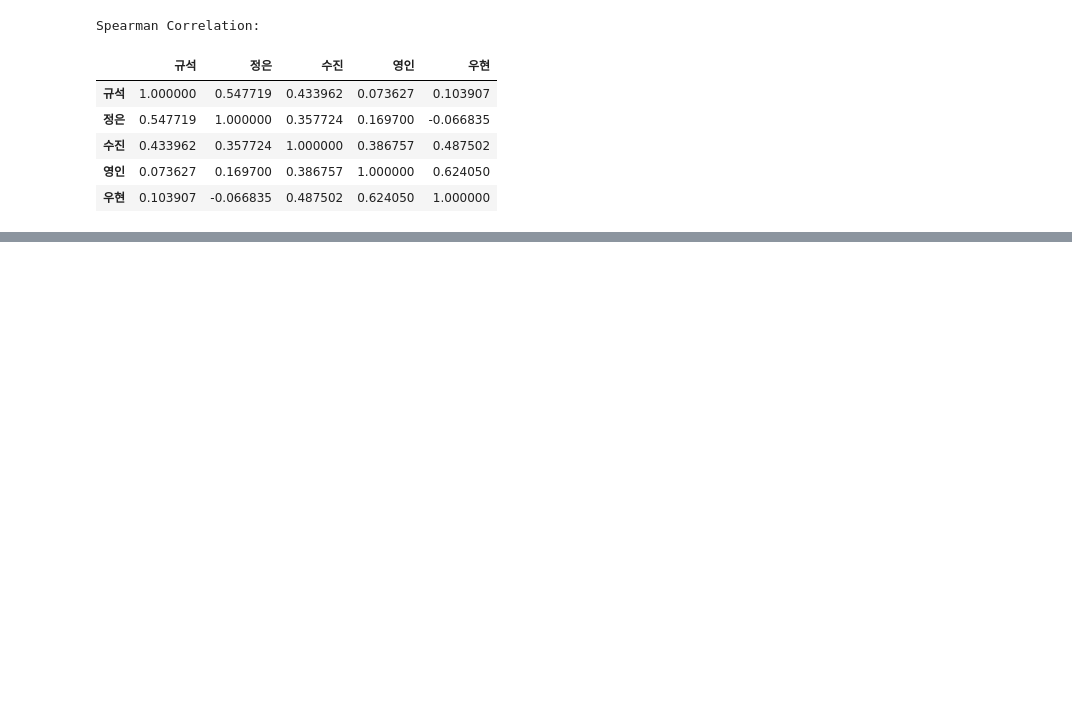
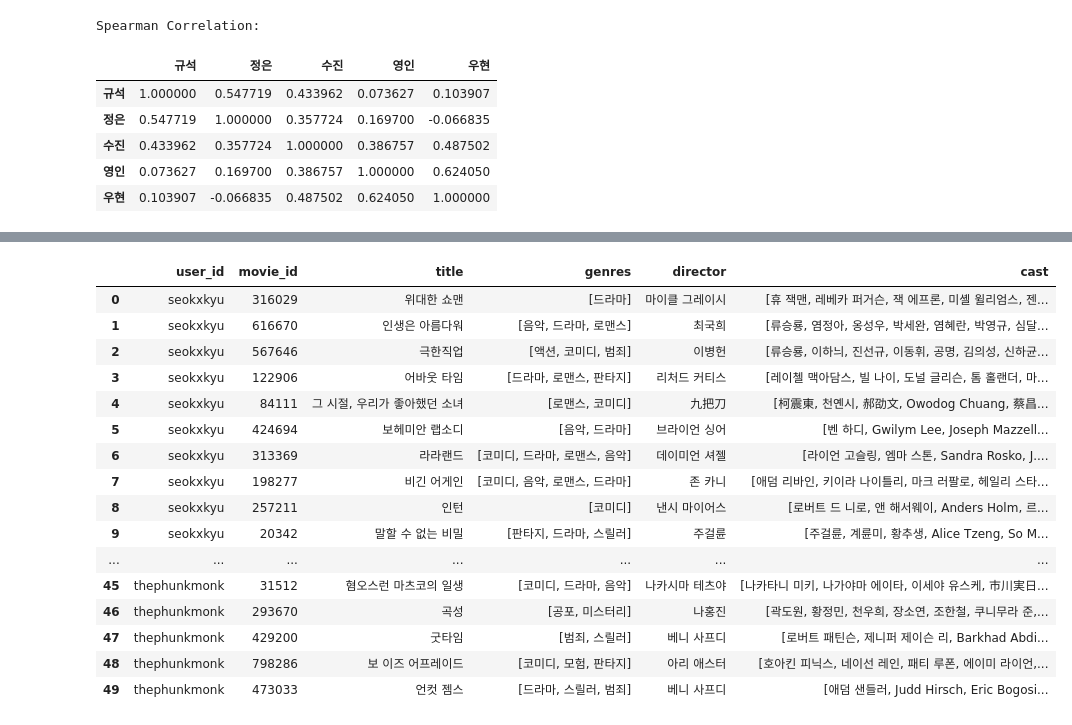
Before and after one commit to DE32-final-team3/mongodb, a Jupyter notebook: test.ipynb, the cells around one changed output, grey strips where cells are left out. Drawn from its saved outputs; the diff is of its cells as text; code cells hidden in the pictures; blank space fills up the shorter version.

```diff
--- a/test.ipynb
+++ b/test.ipynb
@@ -125,4 +125,4 @@ nest_asyncio.apply()
 # 비동기 실행
 movie = asyncio.run(fetch_movies())
 # %%
-movie
+movie = movie[:10]
@@ -499,0 +516,7 @@ Spearman Correlation:
+# %%
+all_casts = [cast for casts in movie4["Cast Names"] for cast in casts]
+cast_counts4 = pd.Series(all_casts).value_counts().reset_index()
+cast_counts4.columns = ["Cast", "Count"]
+
+cast_counts4 = cast_counts4[cast_counts4['Count'] > 2]
+cast_counts4
@@ -499,0 +525,7 @@ Spearman Correlation:
+# %%
+all_casts = [cast for casts in movie5["Cast Names"] for cast in casts]
+cast_counts5 = pd.Series(all_casts).value_counts().reset_index()
+cast_counts5.columns = ["Cast", "Count"]
+
+cast_counts5 = cast_counts5[cast_counts5['Count'] > 2]
+cast_counts5
@@ -499,0 +700,64 @@ Spearman Correlation:
+# %%
+import requests
+import pandas as pd
+
+# 사용자 ID와 영화 ID 리스트
+user_ids = ['seokxkyu', 'j25ng', 's00zzang', 'masters4297', 'thephunkmonk']
+user_movie_dict = {
+    'seokxkyu': [316029, 616670, 567646, 122906, 84111, 424694, 313369, 198277, 257211, 20342],
+    'j25ng': [41531, 354072, 128, 296096, 257211, 20453, 20342, 70160, 671, 1858],
+    's00zzang': [12153, 354912, 1278, 556509, 382336, 76341, 11104, 410225, 705996, 410220],
+    'masters4297': [273248, 122, 475557, 58, 919207, 496243, 424694, 107235, 603692, 278],
+    'thephunkmonk': [115, 985, 1018, 793, 29269, 31512, 293670, 429200, 798286, 473033]
+}
+
+# FastAPI 호출 함수
+def fetch_movies(movie_ids):
+    url = "http://localhost:8000/movies/list"  # FastAPI endpoint
+    try:
+        response = requests.get(url, params={"movie_ids": movie_ids})
+        if response.status_code == 200:
+            return response.json().get("movies", [])
+        else:
+            print(f"Error fetching movies for {movie_ids}: {response.text}")
+            return []
+    except Exception as e:
+        print(f"Exception occurred: {e}")
+        return []
+
+# 데이터를 수집하여 Python 리스트로 변환
+data = []
+for user_id in user_ids:
+    movie_ids = user_movie_dict[user_id]  # user_id에 해당하는 영화 ID 리스트 가져오기
+    movies = fetch_movies(movie_ids)
+    for movie in movies:
+        data.append({
+            "user_id": user_id,
+            "movie_id": movie["movie_id"],
+            "title": movie["title"],
+            "genres": movie["genres"],
+            "director": movie["director"],
+            "cast": movie["cast"]
+        })
+
+# Pandas DataFrame 생성
+df = pd.DataFrame(data)
+df
+# %% [output]
+|  | user_id | movie_id | title | genres | director | cast |
+| 0 | seokxkyu | 316029 | 위대한 쇼맨 | [드라마] | 마이클 그레이시 | [휴 잭맨, 레베카 퍼거슨, 잭 에프론, 미셸 윌리엄스, 젠... |
+| 1 | seokxkyu | 616670 | 인생은 아름다워 | [음악, 드라마, 로맨스] | 최국희 | [류승룡, 염정아, 옹성우, 박세완, 염혜란, 박영규, 심달... |
+| 2 | seokxkyu | 567646 | 극한직업 | [액션, 코미디, 범죄] | 이병헌 | [류승룡, 이하늬, 진선규, 이동휘, 공명, 김의성, 신하균... |
+| 3 | seokxkyu | 122906 | 어바웃 타임 | [드라마, 로맨스, 판타지] | 리처드 커티스 | [레이첼 맥아담스, 빌 나이, 도널 글리슨, 톰 홀랜더, 마... |
+| 4 | seokxkyu | 84111 | 그 시절, 우리가 좋아했던 소녀 | [로맨스, 코미디] | 九把刀 | [柯震東, 천옌시, 郝劭文, Owodog Chuang, 蔡昌... |
+| 5 | seokxkyu | 424694 | 보헤미안 랩소디 | [음악, 드라마] | 브라이언 싱어 | [벤 하디, Gwilym Lee, Joseph Mazzell... |
+| 6 | seokxkyu | 313369 | 라라랜드 | [코미디, 드라마, 로맨스, 음악] | 데이미언 셔젤 | [라이언 고슬링, 엠마 스톤, Sandra Rosko, J.... |
+| 7 | seokxkyu | 198277 | 비긴 어게인 | [코미디, 음악, 로맨스, 드라마] | 존 카니 | [애덤 리바인, 키이라 나이틀리, 마크 러팔로, 헤일리 스타... |
+| 8 | seokxkyu | 257211 | 인턴 | [코미디] | 낸시 마이어스 | [로버트 드 니로, 앤 해서웨이, Anders Holm, 르... |
+| 9 | seokxkyu | 20342 | 말할 수 없는 비밀 | [판타지, 드라마, 스릴러] | 주걸륜 | [주걸륜, 계륜미, 황추생, Alice Tzeng, So M... |
+| ... | ... | ... | ... | ... | ... | ... |
+| 45 | thephunkmonk | 31512 | 혐오스런 마츠코의 일생 | [코미디, 드라마, 음악] | 나카시마 테츠야 | [나카타니 미키, 나가야마 에이타, 이세야 유스케, 市川実日... |
+| 46 | thephunkmonk | 293670 | 곡성 | [공포, 미스터리] | 나홍진 | [곽도원, 황정민, 천우희, 장소연, 조한철, 쿠니무라 준,... |
+| 47 | thephunkmonk | 429200 | 굿타임 | [범죄, 스릴러] | 베니 사프디 | [로버트 패틴슨, 제니퍼 제이슨 리, Barkhad Abdi... |
+| 48 | thephunkmonk | 798286 | 보 이즈 어프레이드 | [코미디, 모험, 판타지] | 아리 애스터 | [호아킨 피닉스, 네이선 레인, 패티 루폰, 에이미 라이언,... |
+| 49 | thephunkmonk | 473033 | 언컷 젬스 | [드라마, 스릴러, 범죄] | 베니 사프디 | [애덤 샌들러, Judd Hirsch, Eric Bogosi... |
```
Also changed, not shown: parts of 37 cells of this notebook.
